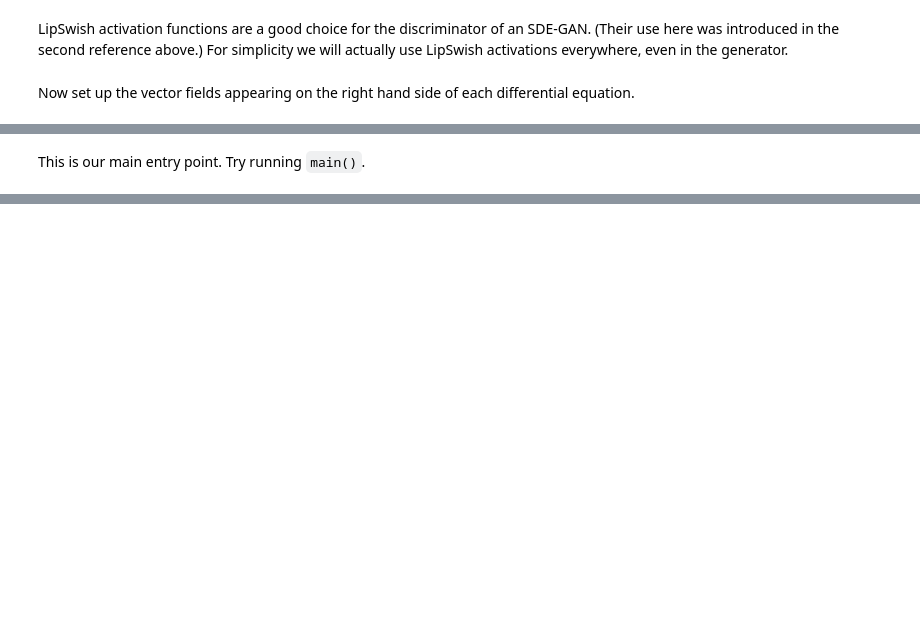
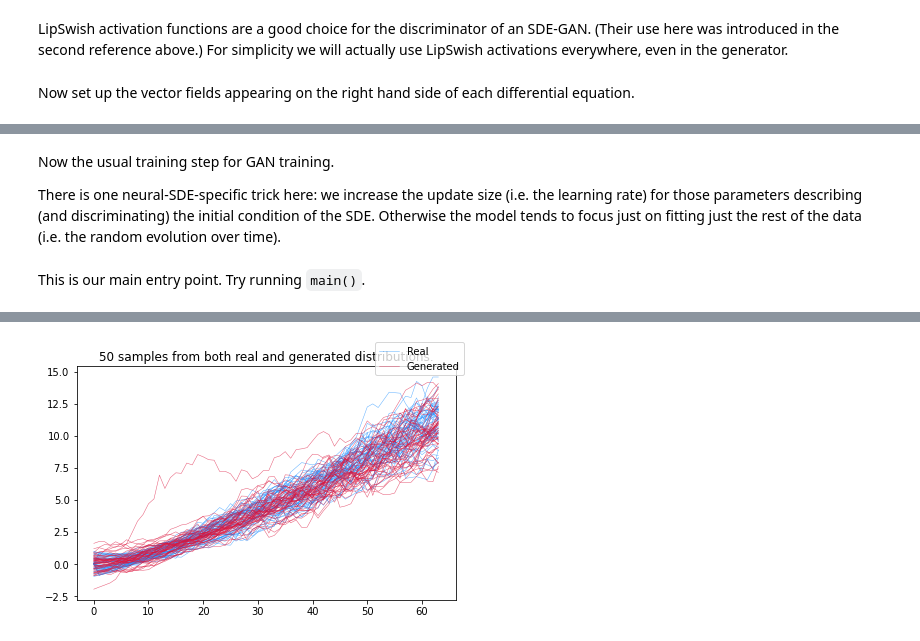
Before and after one commit to patrick-kidger/diffrax, a Jupyter notebook: examples/neural_sde.ipynb, the cells around one changed output, grey strips where cells are left out. Drawn from its saved outputs; the diff is of its cells as text; code cells hidden in the pictures; blank space fills up the shorter version.

Commit message:
Updated neural SDE example

```diff
--- a/examples/neural_sde.ipynb
+++ b/examples/neural_sde.ipynb
@@ -62,8 +69,8 @@ class VectorField(eqx.Module):
     scale: Union[int, jnp.ndarray]
     mlp: eqx.nn.MLP
 
-    def __init__(self, hidden_size, width_size, depth, scale, *, key):
-        super().__init__()
+    def __init__(self, hidden_size, width_size, depth, scale, *, key, **kwargs):
+        super().__init__(**kwargs)
         scale_key, mlp_key = jrandom.split(key)
         if scale:
             self.scale = jrandom.uniform(
@@ -81,7 +88,6 @@ class VectorField(eqx.Module):
             key=mlp_key,
         )
 
-    @eqx.filter_jit
     def __call__(self, t, y, args):
         return self.scale * self.mlp(jnp.concatenate([t[None], y]))
 
@@ -92,8 +98,10 @@ class ControlledVectorField(eqx.Module):
     control_size: int
     hidden_size: int
 
-    def __init__(self, control_size, hidden_size, width_size, depth, scale, *, key):
-        super().__init__()
+    def __init__(
+        self, control_size, hidden_size, width_size, depth, scale, *, key, **kwargs
+    ):
+        super().__init__(**kwargs)
         scale_key, mlp_key = jrandom.split(key)
         if scale:
             self.scale = jrandom.uniform(
@@ -113,7 +121,6 @@ class ControlledVectorField(eqx.Module):
         self.control_size = control_size
         self.hidden_size = hidden_size
 
-    @eqx.filter_jit
     def __call__(self, t, y, args):
         return self.scale * self.mlp(jnp.concatenate([t[None], y])).reshape(
             self.hidden_size, self.control_size
@@ -372,0 +312,4 @@ def update(
+# %% [markdown]
+Now the usual training step for GAN training.
+
+There is one neural-SDE-specific trick here: we increase the update size (i.e. the learning rate) for those parameters describing (and discriminating) the initial condition of the SDE. Otherwise the model tends to focus just on fitting just the rest of the data (i.e. the random evolution over time).
@@ -383,7 +371,7 @@ def main(
     discriminator_lr=1e-4,
     batch_size=1024,
     steps=10000,
-    steps_per_print=10,
+    steps_per_print=200,
     dataset_size=8192,
     seed=5678,
 ):
@@ -400,7 +388,7 @@ def main(
     ) = jrandom.split(key, 7)
     data_key = jrandom.split(data_key, dataset_size)
 
-    ts, ys = jax.vmap(get_data)(data_key)
+    ts, ys = get_data(data_key)
     _, _, data_size = ys.shape
 
     generator = NeuralSDE(
@@ -418,37 +406,37 @@ def main(
 
     g_optim = optax.rmsprop(generator_lr)
     d_optim = optax.rmsprop(-discriminator_lr)
-    g_opt_state = g_optim.init(eqx.filter(generator, eqx.is_array))
-    d_opt_state = d_optim.init(eqx.filter(discriminator, eqx.is_array))
+    g_opt_state = g_optim.init(eqx.filter(generator, eqx.is_inexact_array))
+    d_opt_state = d_optim.init(eqx.filter(discriminator, eqx.is_inexact_array))
 
-    trange = tqdm.tqdm(range(steps))
-    infinite_dataloader = make_dataloader(
+    infinite_dataloader = dataloader(
         (ts, ys), batch_size, loop=True, key=dataloader_key
     )
 
-    for step, (ts_i, ys_i) in zip(trange, infinite_dataloader):
-        g_grad, d_grad = grad_loss((generator, discriminator), ts_i, ys_i, key, step)
-        generator, discriminator, g_opt_state, d_opt_state = update(
+    for step, (ts_i, ys_i) in zip(range(steps), infinite_dataloader):
+        step = jnp.asarray(step)
+        generator, discriminator, g_opt_state, d_opt_state = make_step(
             generator,
             discriminator,
             g_opt_state,
             d_opt_state,
             g_optim,
             d_optim,
-            g_grad,
-            d_grad,
+            ts_i,
+            ys_i,
+            key,
+            step,
         )
-
         if (step % steps_per_print) == 0 or step == steps - 1:
             total_score = 0
             num_batches = 0
-            for ts_i, ys_i in make_dataloader(
+            for ts_i, ys_i in dataloader(
                 (ts, ys), batch_size, loop=False, key=evaluate_key
             ):
                 score = loss(generator, discriminator, ts_i, ys_i, sample_key)
                 total_score += score.item()
                 num_batches += 1
-            trange.write(f"Step: {step}, Loss: {total_score / num_batches}")
+            print(f"Step: {step}, Loss: {total_score / num_batches}")
 
     # Plot samples
     fig, ax = plt.subplots()
@@ -478,3 +466,6 @@ def main(
     fig.tight_layout()
     fig.savefig("neural_sde.png")
     plt.show()
+# %%
+main()
+# %% [output]
@@ -480,0 +489 @@ def main(
+[figure, added]
```
Also changed, not shown: parts of 12 cells of this notebook.
